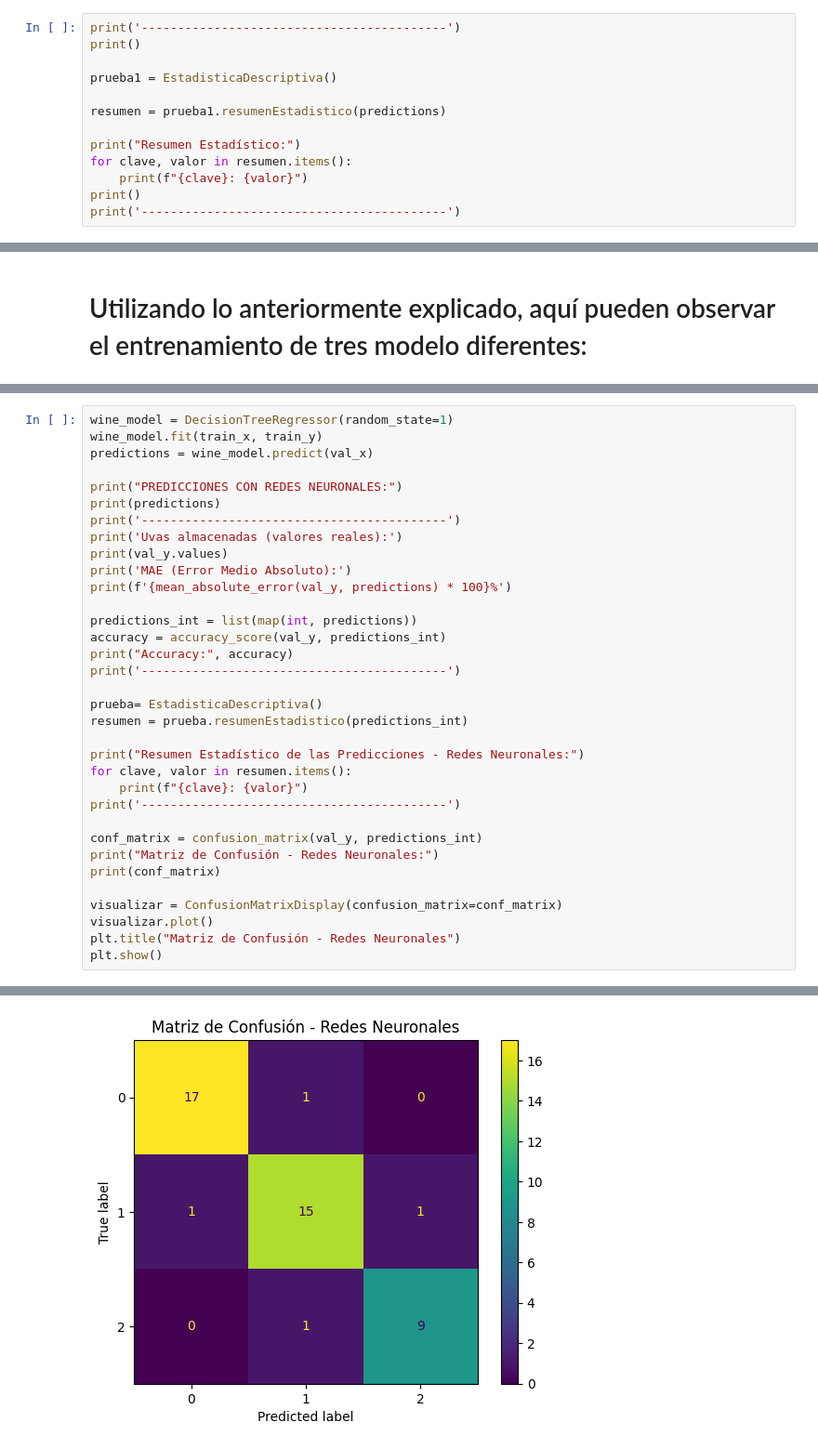
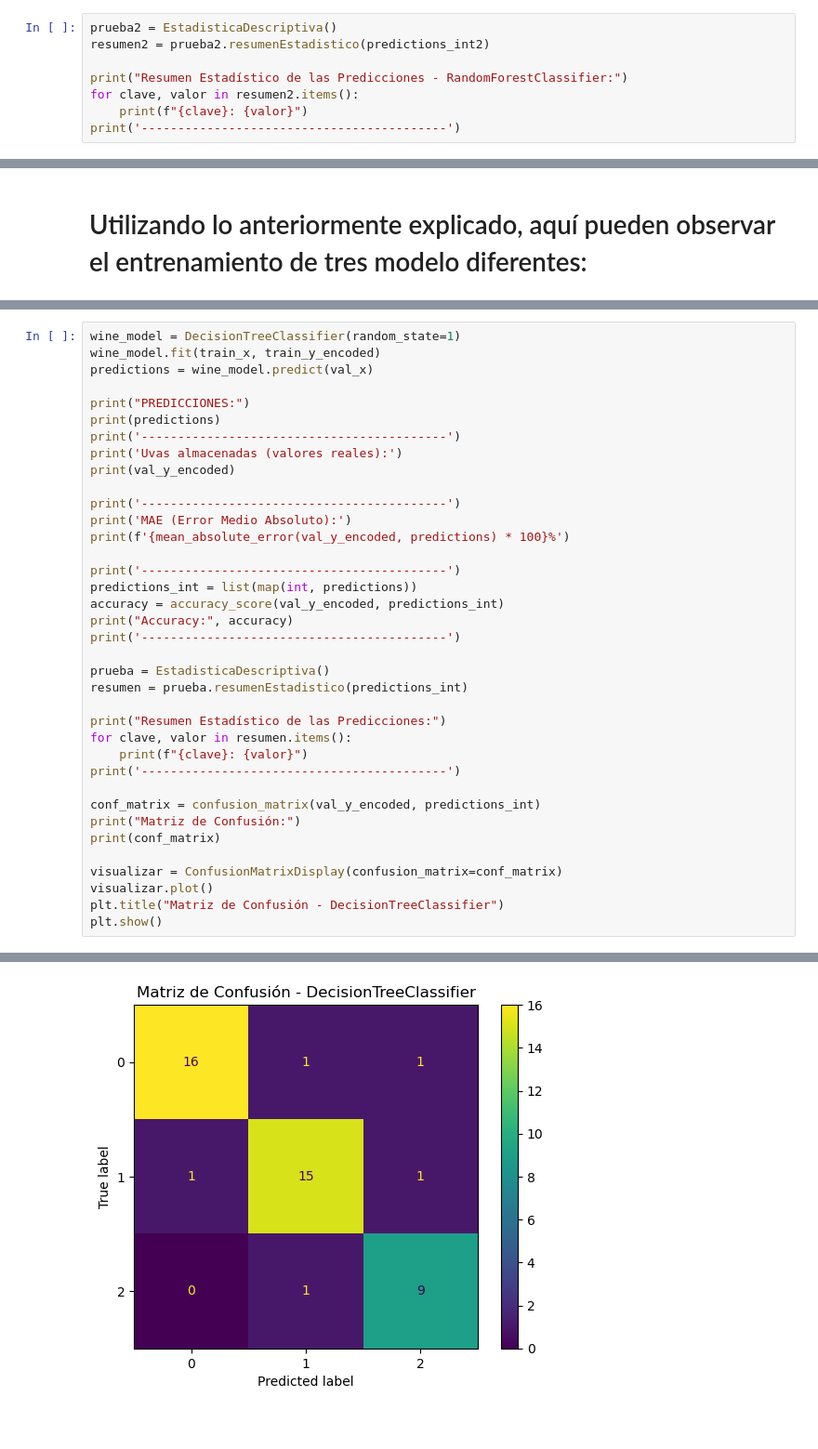
Before and after one commit to ikasle12345/RETO1, a Jupyter notebook: ModeloVino.ipynb, the cells around one changed output, grey strips where cells are left out. Shown: that part at 93% size. Cells and saved outputs as stored; diff of their text form; blank space fills up the shorter version.

```diff
--- a/ModeloVino.ipynb
+++ b/ModeloVino.ipynb
@@ -232,16 +269,11 @@ Accuracy: 0.9111111111111111
 - **Desviación Típica**: Indica qué tan dispersos están los valores respecto a la media.
 - **Resumen Estadístico Completo**: Proporciona una visión general de todas las métricas anteriores .
 # %%
+prueba2 = EstadisticaDescriptiva()
+resumen2 = prueba2.resumenEstadistico(predictions_int2)
+
+print("Resumen Estadístico de las Predicciones - RandomForestClassifier:")
+for clave, valor in resumen2.items():
+    print(f"{clave}: {valor}")
 print('------------------------------------------')
-print()
-
-prueba1 = EstadisticaDescriptiva()
-
-resumen = prueba1.resumenEstadistico(predictions)
-
-print("Resumen Estadístico:")
-for clave, valor in resumen.items():
-    print(f"{clave}: {valor}")
-print()
-print('------------------------------------------')
 # %% [output]
@@ -324,35 +354,38 @@ Matriz de Confusión:
 # %%
-wine_model = DecisionTreeRegressor(random_state=1)
-wine_model.fit(train_x, train_y)
+wine_model = DecisionTreeClassifier(random_state=1)
+wine_model.fit(train_x, train_y_encoded)
 predictions = wine_model.predict(val_x)
 
-print("PREDICCIONES CON REDES NEURONALES:")
+print("PREDICCIONES:")
 print(predictions)
 print('------------------------------------------')
 print('Uvas almacenadas (valores reales):')
-print(val_y.values)
+print(val_y_encoded)
+
+print('------------------------------------------')
 print('MAE (Error Medio Absoluto):')
-print(f'{mean_absolute_error(val_y, predictions) * 100}%')
+print(f'{mean_absolute_error(val_y_encoded, predictions) * 100}%')
 
+print('------------------------------------------')
 predictions_int = list(map(int, predictions))
-accuracy = accuracy_score(val_y, predictions_int)
+accuracy = accuracy_score(val_y_encoded, predictions_int)
 print("Accuracy:", accuracy)
 print('------------------------------------------')
 
-prueba= EstadisticaDescriptiva()
+prueba = EstadisticaDescriptiva()
 resumen = prueba.resumenEstadistico(predictions_int)
 
-print("Resumen Estadístico de las Predicciones - Redes Neuronales:")
+print("Resumen Estadístico de las Predicciones:")
 for clave, valor in resumen.items():
     print(f"{clave}: {valor}")
 print('------------------------------------------')
 
-conf_matrix = confusion_matrix(val_y, predictions_int)
-print("Matriz de Confusión - Redes Neuronales:")
+conf_matrix = confusion_matrix(val_y_encoded, predictions_int)
+print("Matriz de Confusión:")
 print(conf_matrix)
 
 visualizar = ConfusionMatrixDisplay(confusion_matrix=conf_matrix)
 visualizar.plot()
-plt.title("Matriz de Confusión - Redes Neuronales")
+plt.title("Matriz de Confusión - DecisionTreeClassifier")
 plt.show()
 # %% [output]
@@ -374,3 +407,3 @@ Matriz de Confusión - Redes Neuronales:
  [ 1 15  1]
  [ 0  1  9]]
-[figure, old version]
+[figure, new version]
```
Also changed, not shown: parts of 27 cells of this notebook.
